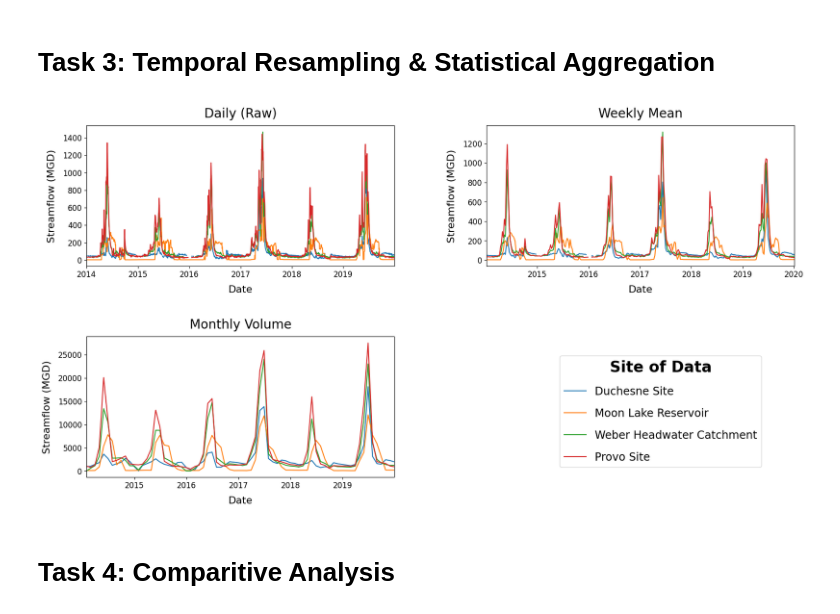
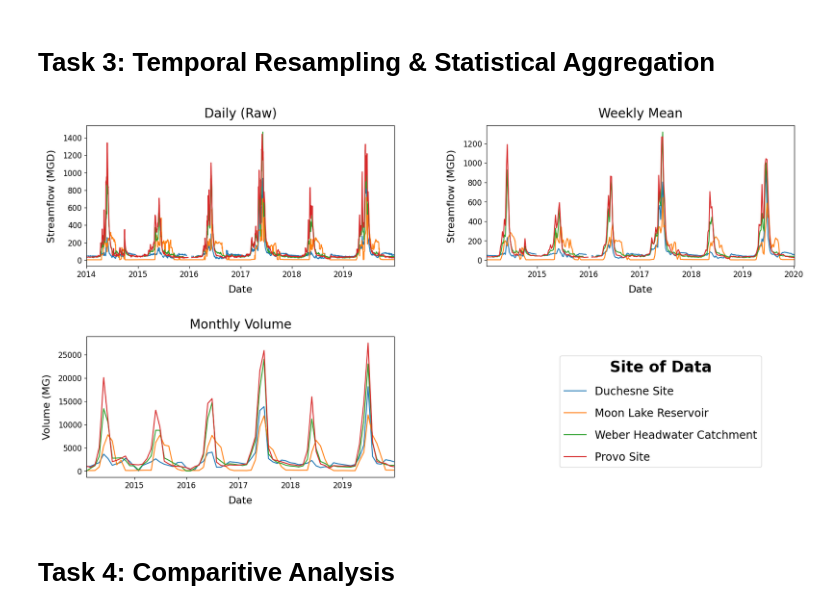
Before and after one commit to eburgon2/Homework1, a Jupyter notebook: notebooks/TimeSeries.ipynb, the cells around one changed output. Cells and saved outputs as stored; diff of their text form; code cells hidden in the pictures.

```diff
--- a/notebooks/TimeSeries.ipynb
+++ b/notebooks/TimeSeries.ipynb
@@ -89,35 +89,35 @@ plotA.set_xlim(daily.index.min(),daily.index.max())
 plotA.tick_params(axis='both', labelsize=12)
 
 
 #weekly plot
 plotB.plot(weekly)
 plotB.set_title("Weekly Mean",fontsize = 20,y=1.03)
 plotB.set_xlabel("Date",fontsize = 16,labelpad=10)
 plotB.set_ylabel("Streamflow (MGD)", fontsize = 16,labelpad=10)
 plotB.set_xlim(weekly.index.min(),weekly.index.max())
 plotB.tick_params(axis='both', labelsize=12)
 
 #monthly plot
 plotC.plot(monthly)
 plotC.set_title("Monthly Volume",fontsize = 20,y=1.03)
 plotC.set_xlabel("Date",fontsize = 16,labelpad=10)
-plotC.set_ylabel("Streamflow (MGD)", fontsize = 16,labelpad=10)
+plotC.set_ylabel("Volume (MG)", fontsize = 16,labelpad=10)
 plotC.set_xlim(monthly.index.min(),monthly.index.max())
 plotC.tick_params(axis='both', labelsize=12)
 
 #Panel D -> legend
 plt.subplots_adjust(hspace=0.5, wspace=0.3)
 fig.legend(daily.columns.values,
            loc='lower right',
            bbox_to_anchor=(0.87, 0.12),
            fontsize = 'xx-large',
            title = "Site of Data",
            labelspacing = 1,
            title_fontproperties = {'weight':'bold','size':24}
            )
 plt.show()
 # %% [output]
-[figure, old version]
+[figure, new version]
 # %% [markdown]
 # Task 4: Comparitive Analysis
 # %%
```
